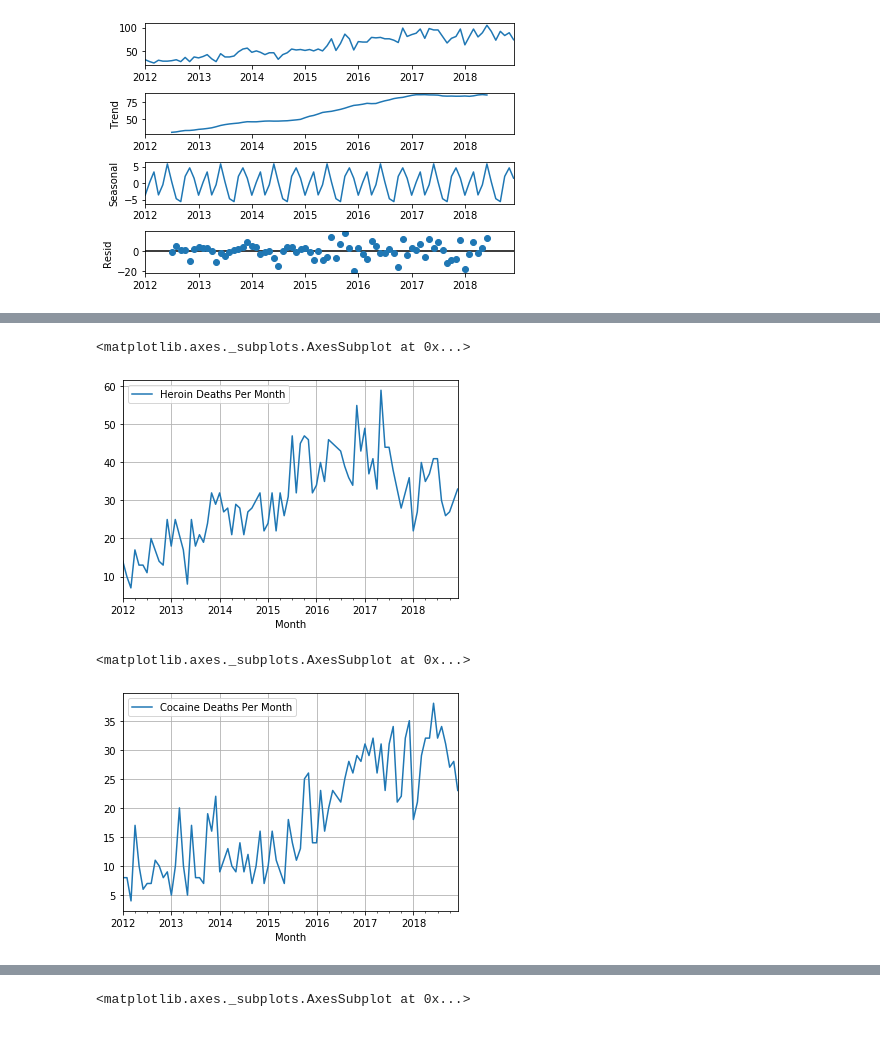
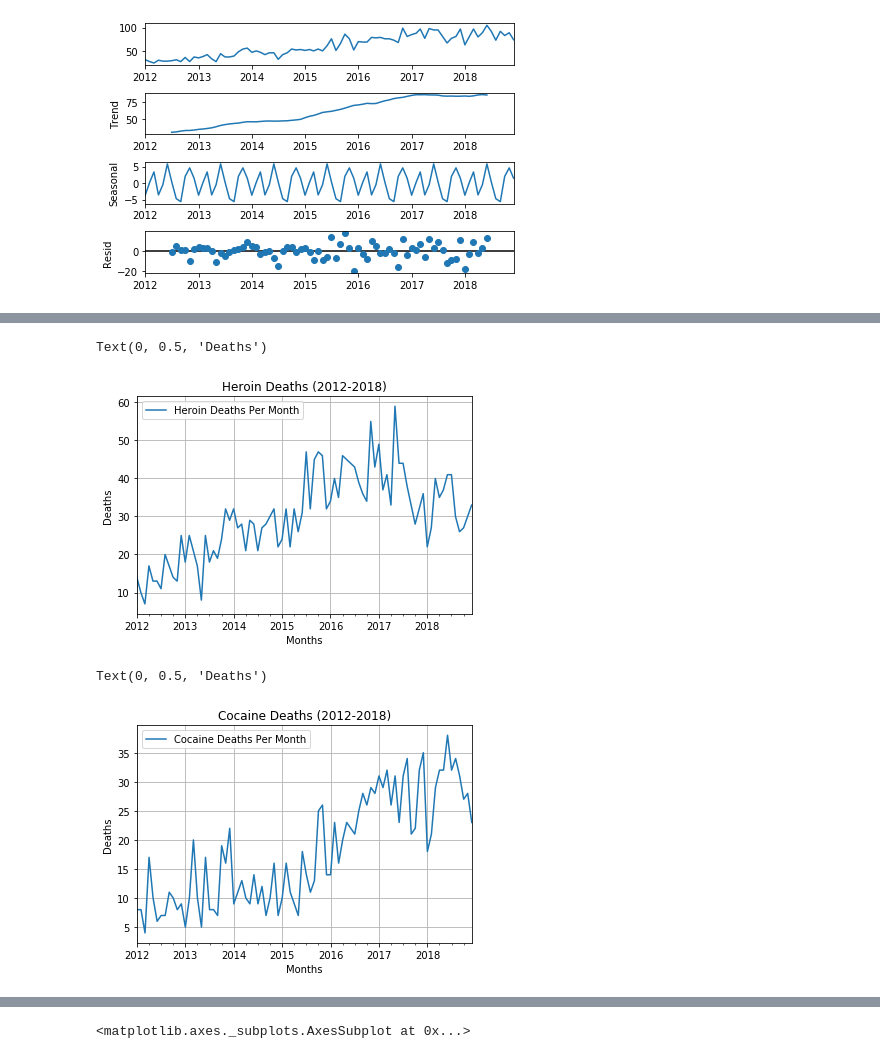
Before and after one commit to prerak-patel/Accidental-Drug-Related-Deaths, a Jupyter notebook: accidentalDrugRelatedDeaths Kensuke Analysis.ipynb, the cells around one changed output, grey strips where cells are left out. Drawn from its saved outputs; the diff is of its cells as text; code cells hidden in the pictures.

```diff
--- a/accidentalDrugRelatedDeaths Kensuke Analysis.ipynb
+++ b/accidentalDrugRelatedDeaths Kensuke Analysis.ipynb
@@ -88,7 +88,7 @@ fig = decomposition.plot()
 # %% [output]
 [figure]
 # %%
-drugnames = list(narrowed2_df.columns[9:23])
+drugnames = list(narrowed2_df.columns[8:23])
 # %%
 # Declaring an empty list
 totalvalue = []
@@ -148,32 +149,38 @@ start_date = datetime(2012,1,1)
 end_date = datetime(2018,12,1)
 
 reduced_df[(start_date <= reduced_df.index) & (reduced_df.index <= end_date)].plot(grid='on')
+plt.title("Heroin Deaths (2012-2018)")
+plt.xlabel("Months")
+plt.ylabel("Deaths")
 # %% [output]
-<matplotlib.axes._subplots.AxesSubplot at 0x...>
+Text(0, 0.5, 'Deaths')
-[figure, old version]
+[figure, new version]
 # %%
 Cocaine = narrowed2_df.loc[(narrowed2_df["Cocaine"] == "Y")]
 cocaine_df = Cocaine.groupby(by=[Cocaine.index.year,Cocaine.index.month]).agg({'Cocaine':'count'})
 # Create new dataframe with year,month and day concatenated
 reduced_df = pd.DataFrame(columns=['Month', 'Cocaine Deaths Per Month'])
 for index, row in cocaine_df.iterrows():
     year = int(index[0])
     month = int(index[1])
     day = 1
     count = row[0]
 
     converted_date = datetime(year,month,day)
     reduced_df = reduced_df.append({'Month': converted_date, 'Cocaine Deaths Per Month': count}, ignore_index=True)
 # Set index as month to plot Deaths per month chart
 reduced_df.set_index('Month', inplace=True)
 reduced_df.head()
 start_date = datetime(2012,1,1)
 end_date = datetime(2018,12,1)
 
 reduced_df[(start_date <= reduced_df.index) & (reduced_df.index <= end_date)].plot(grid='on')
+plt.title("Cocaine Deaths (2012-2018)")
+plt.xlabel("Months")
+plt.ylabel("Deaths")
 # %% [output]
-<matplotlib.axes._subplots.AxesSubplot at 0x...>
+Text(0, 0.5, 'Deaths')
-[figure, old version]
+[figure, new version]
 # %%
 Fentanyl = narrowed2_df.loc[(narrowed2_df["Fentanyl"] == "Y")]
 fentanyl_df = Fentanyl.groupby(by=[Fentanyl.index.year,Fentanyl.index.month]).agg({'Fentanyl':'count'})
```
Also changed, not shown: parts of 4 cells of this notebook.
